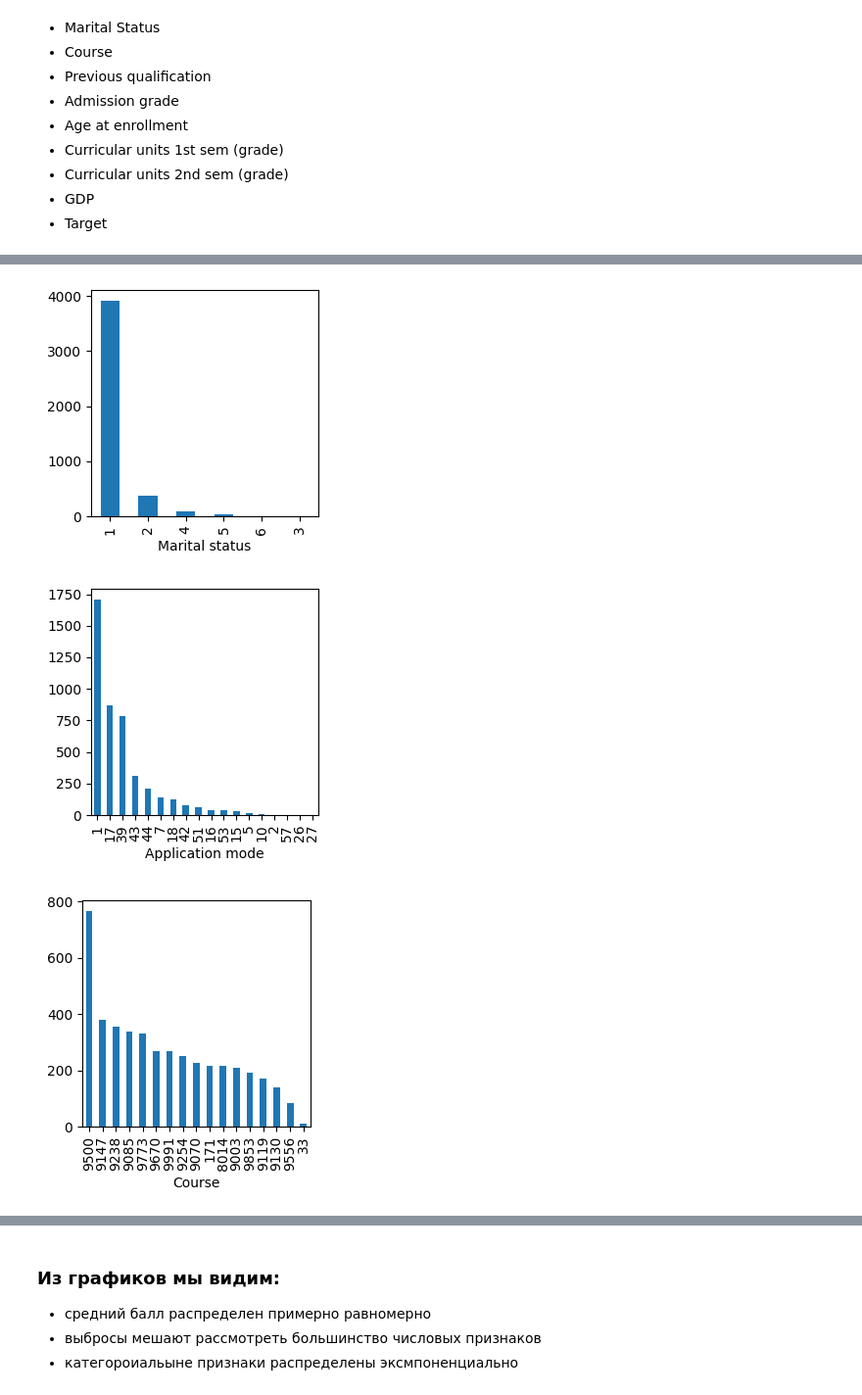
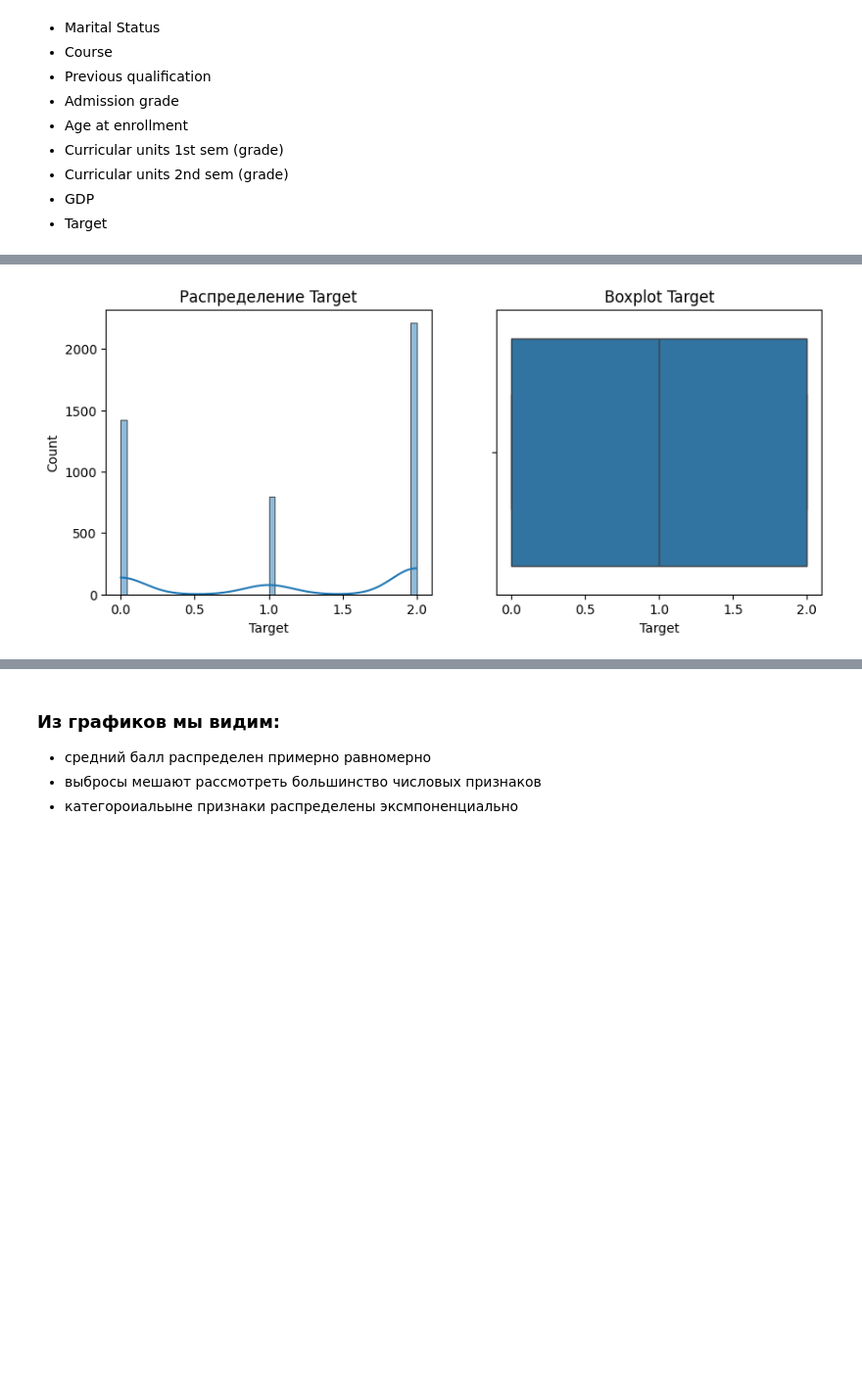
Before and after one commit to terracodum/ML_labs, a Jupyter notebook: lab1/lab1_class.ipynb, the cells around one changed output, grey strips where cells are left out. Shown at 98% size. Saved outputs shown, nothing was run; the diff lists cells and outputs as text; code cells hidden in the pictures; blank space fills up the shorter version.

```diff
--- a/lab1/lab1_class.ipynb
+++ b/lab1/lab1_class.ipynb
@@ -585,8 +581,11 @@ for column in (num_imp):
 # %%
-for cols in nom_vars:
-    data[cols].value_counts().plot(kind='bar', figsize=([3,3]))
-    plt.show()
+plt.figure(figsize=(10, 4))
+plt.subplot(1,2,1)
+sns.histplot(data['Target'], bins=50, kde=True)
+plt.title('Распределение Target')
+plt.subplot(1,2,2)
+sns.boxplot(x=data['Target'])
+plt.title('Boxplot Target')
+plt.show()
 # %% [output]
-[figure, old version]
+[figure, new version]
-[figure, removed]
-[figure, removed]
```
Also changed, not shown: parts of 8 cells of this notebook, 1 other file.
